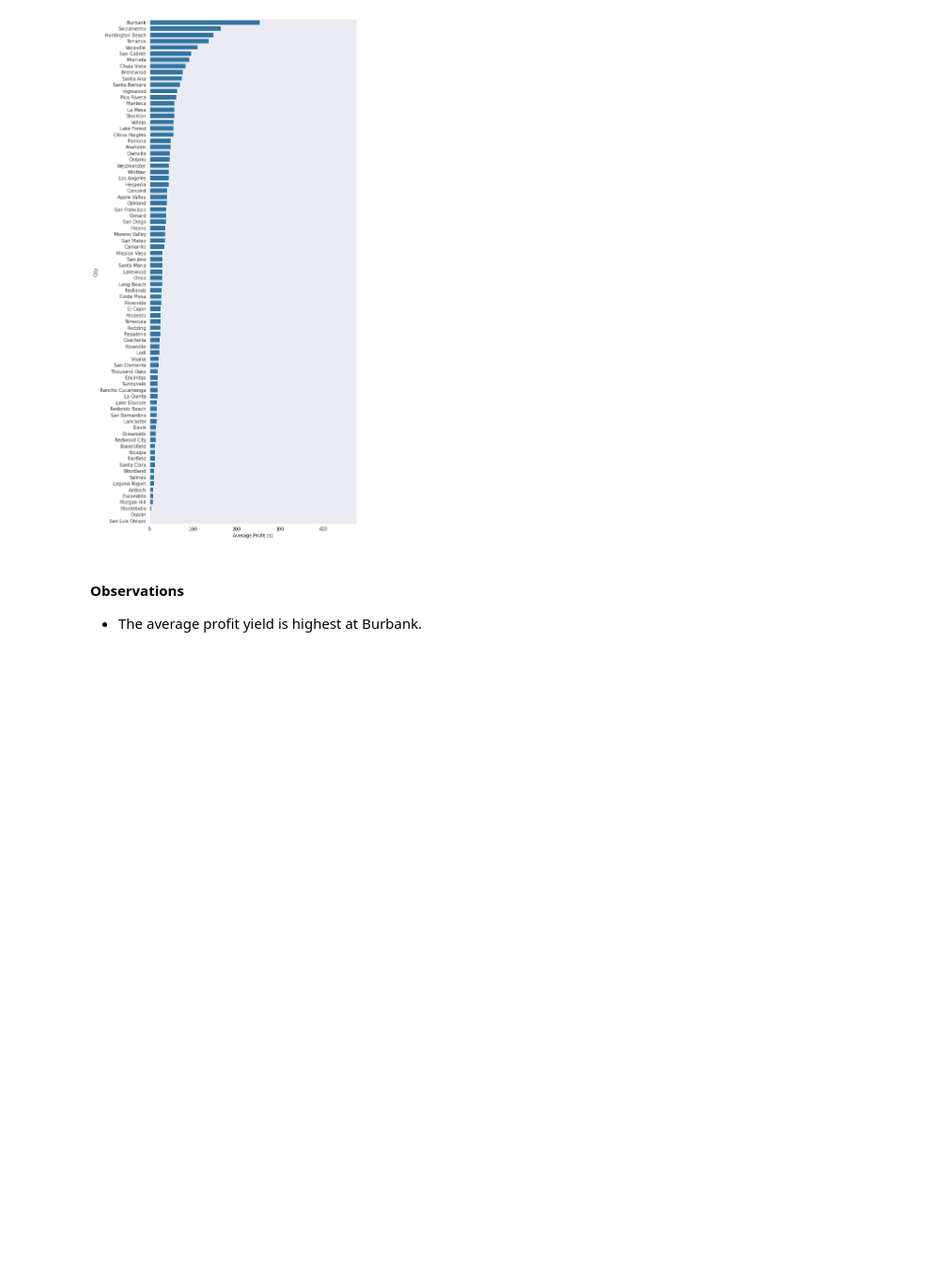
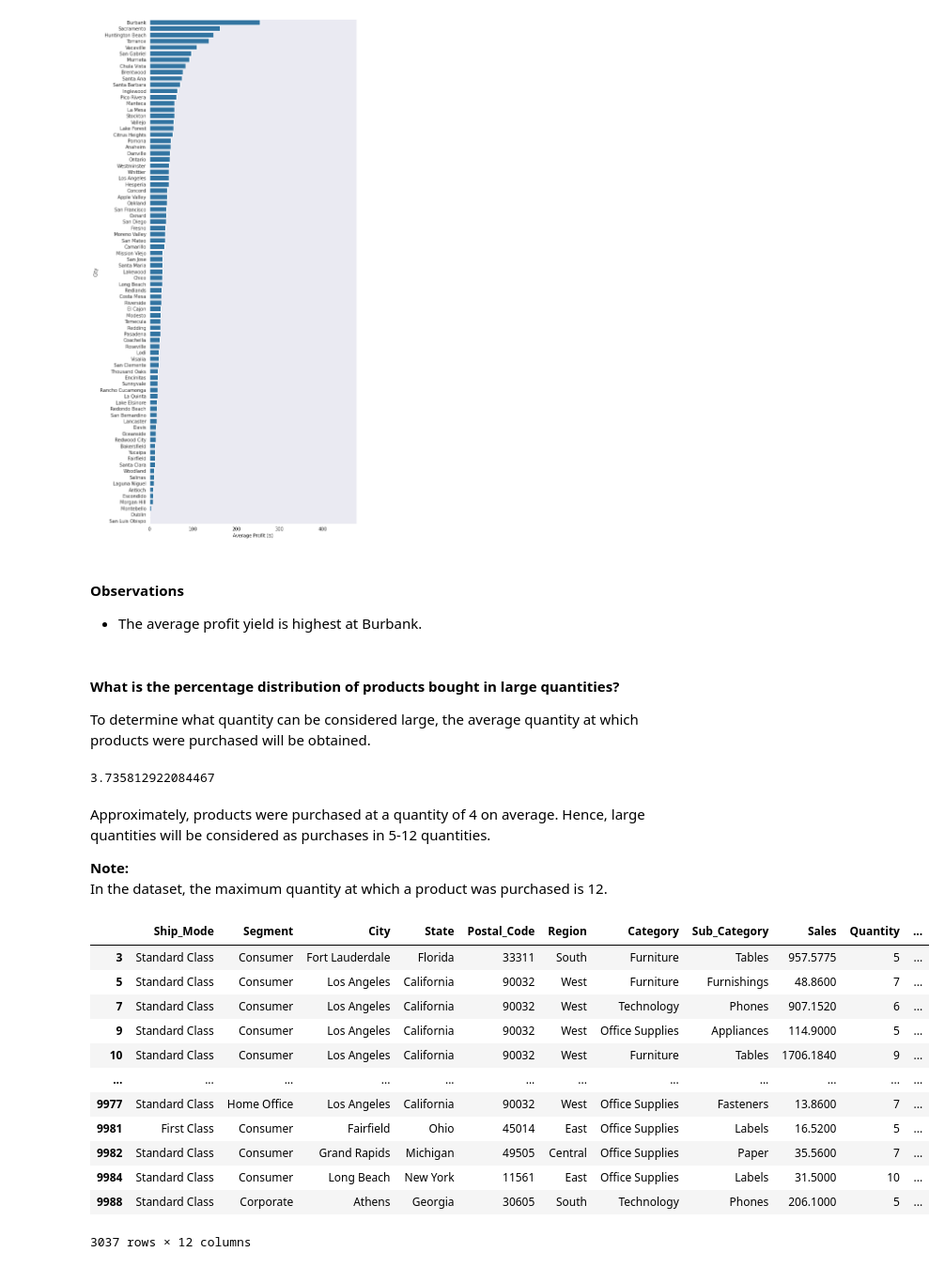
Before and after one commit to Dee-nDee/SuperStore_Data_Analysis, a Jupyter notebook: SuperStore.ipynb, the cells around one changed output. Shown at 94% size. Saved outputs shown, nothing was run; the diff lists cells and outputs as text; code cells hidden in the pictures; blank space fills up the shorter version.

```diff
--- a/SuperStore.ipynb
+++ b/SuperStore.ipynb
@@ -986,3 +986,35 @@ plt.grid(False)
 #### Observations
 
 - The average profit yield is highest at Burbank.
+# %% [markdown]
+#### What is the percentage distribution of products bought in large quantities?
+
+To determine what quantity can be considered large, the average quantity at which products were purchased will be obtained.
+# %%
+#obtain average quantity at which products were purchased
+samp_superstore.Quantity.astype(int).mean()
+# %% [output]
+3.735812922084467
+# %% [markdown]
+Approximately, products were purchased at a quantity of 4 on average. Hence, large quantities will be considered as purchases in 5-12 quantities.<br>
+
+**Note:**<br>
+In the dataset, the maximum quantity at which a product was purchased is 12.
+# %%
+#filter out products purchased in quantities >4
+large_quantities = samp_superstore[samp_superstore["Quantity"].astype(int) > 4]
+large_quantities
+# %% [output]
+|  | Ship_Mode | Segment | City | State | Postal_Code | Region | Category | Sub_Category | Sales | Quantity | ... |
+| 3 | Standard Class | Consumer | Fort Lauderdale | Florida | 33311 | South | Furniture | Tables | 957.5775 | 5 | ... |
+| 5 | Standard Class | Consumer | Los Angeles | California | 90032 | West | Furniture | Furnishings | 48.8600 | 7 | ... |
+| 7 | Standard Class | Consumer | Los Angeles | California | 90032 | West | Technology | Phones | 907.1520 | 6 | ... |
+| 9 | Standard Class | Consumer | Los Angeles | California | 90032 | West | Office Supplies | Appliances | 114.9000 | 5 | ... |
+| 10 | Standard Class | Consumer | Los Angeles | California | 90032 | West | Furniture | Tables | 1706.1840 | 9 | ... |
+| ... | ... | ... | ... | ... | ... | ... | ... | ... | ... | ... | ... |
+| 9977 | Standard Class | Home Office | Los Angeles | California | 90032 | West | Office Supplies | Fasteners | 13.8600 | 7 | ... |
+| 9981 | First Class | Consumer | Fairfield | Ohio | 45014 | East | Office Supplies | Labels | 16.5200 | 5 | ... |
+| 9982 | Standard Class | Consumer | Grand Rapids | Michigan | 49505 | Central | Office Supplies | Paper | 35.5600 | 7 | ... |
+| 9984 | Standard Class | Consumer | Long Beach | New York | 11561 | East | Office Supplies | Labels | 31.5000 | 10 | ... |
+| 9988 | Standard Class | Corporate | Athens | Georgia | 30605 | South | Technology | Phones | 206.1000 | 5 | ... |
+3037 rows × 12 columns
```
Also changed, not shown: parts of 4 cells of this notebook.
